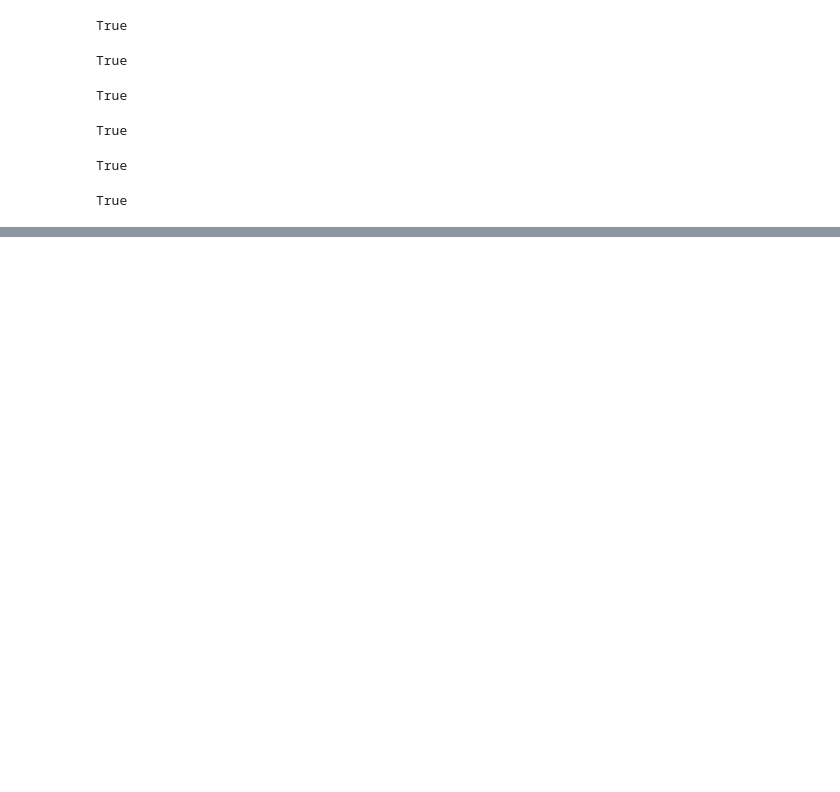
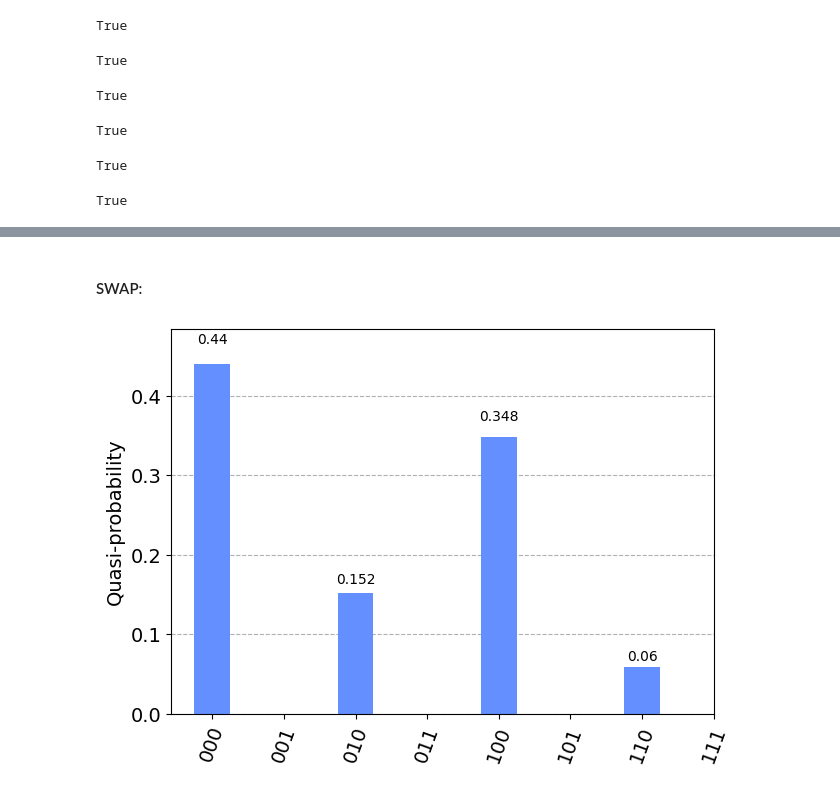
Before and after one commit to seba2390/SYMQcircuit, a Jupyter notebook: testing.ipynb, the cells around one changed output, grey strips where cells are left out. Cells and saved outputs as stored; diff of their text form; code cells hidden in the pictures; blank space fills up the shorter version.

```diff
--- a/testing.ipynb
+++ b/testing.ipynb
@@ -130,0 +211,28 @@ True
+# %% [markdown]
+#### SWAP:
+# %%
+size = 3
+test = QuantumCircuit(size)
+test.rz(1/3,nr)
+test.ry(2/3,nr)
+test.swap(qubit1=0,qubit2=nr)
+test.ry(4/3,nr)
+test.cnot(target_qubit=0,control_qubit=1)
+test.x(nr)
+test.h(nr)
+test.rx(2/7,nr)
+
+test2 = SYMQCircuit(size)
+test2.add_rz(nr,1/3)
+test2.add_ry(nr,2/3)
+test2.add_swap(qubit_1=0,qubit_2=nr)
+test2.add_ry(nr,4/3)
+test2.add_cnot(target_qubit=0,control_qubit=1)
+test2.add_x(nr)
+test2.add_h(nr)
+test2.add_rx(nr,2/7)
+
+probabilities = test2.get_state_probabilities()
+plot_histogram(probabilities)
+# %% [output]
+[figure, added]
```
Also changed, not shown: parts of 22 cells of this notebook, 4 other files.
